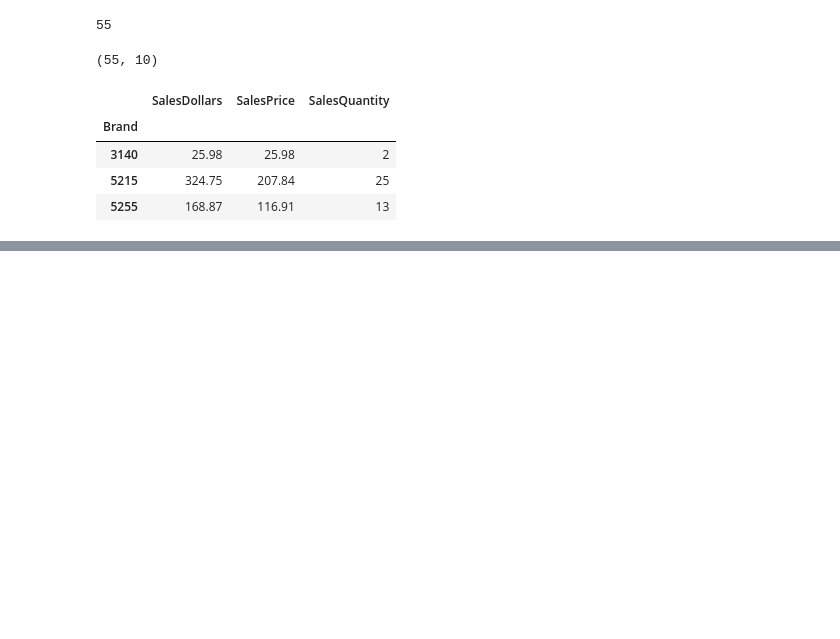
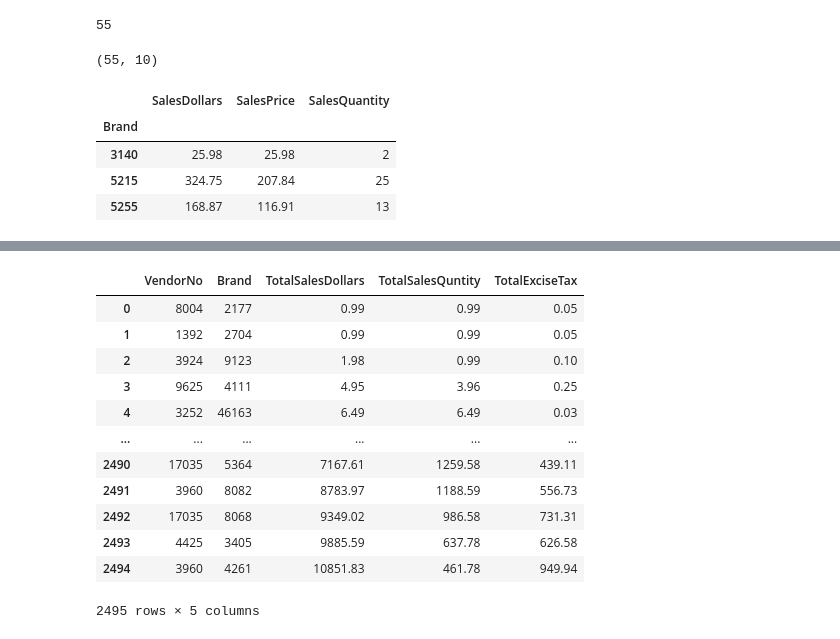
Before and after one commit to Shashank-Rathod/Vendor-Performance, a Jupyter notebook: Exploratory.ipynb, the cells around one changed output, grey strips where cells are left out. Cells and saved outputs as stored; diff of their text form; code cells hidden in the pictures; blank space fills up the shorter version.

```diff
--- a/Exploratory.ipynb
+++ b/Exploratory.ipynb
@@ -198,0 +253,24 @@ sales.groupby('Brand')[['SalesDollars','SalesPrice','SalesQuantity']].sum()
+# %%
+pd.read_sql_query("""select
+    VendorNo,
+    Brand,
+    SUM(SalesDollars) as TotalSalesDollars,
+    SUM(SalesPrice)as TotalSalesQuntity,
+    SUM(ExciseTax) as TotalExciseTax
+    from sales
+    group by VendorNo,Brand
+    ORDER by TotalSalesDollars""",con=engine)
+# %% [output]
+|  | VendorNo | Brand | TotalSalesDollars | TotalSalesQuntity | TotalExciseTax |
+| 0 | 8004 | 2177 | 0.99 | 0.99 | 0.05 |
+| 1 | 1392 | 2704 | 0.99 | 0.99 | 0.05 |
+| 2 | 3924 | 9123 | 1.98 | 0.99 | 0.10 |
+| 3 | 9625 | 4111 | 4.95 | 3.96 | 0.25 |
+| 4 | 3252 | 46163 | 6.49 | 6.49 | 0.03 |
+| ... | ... | ... | ... | ... | ... |
+| 2490 | 17035 | 5364 | 7167.61 | 1259.58 | 439.11 |
+| 2491 | 3960 | 8082 | 8783.97 | 1188.59 | 556.73 |
+| 2492 | 17035 | 8068 | 9349.02 | 986.58 | 731.31 |
+| 2493 | 4425 | 3405 | 9885.59 | 637.78 | 626.58 |
+| 2494 | 3960 | 4261 | 10851.83 | 461.78 | 949.94 |
+2495 rows × 5 columns
```
Also changed, not shown: parts of 5 cells of this notebook.
